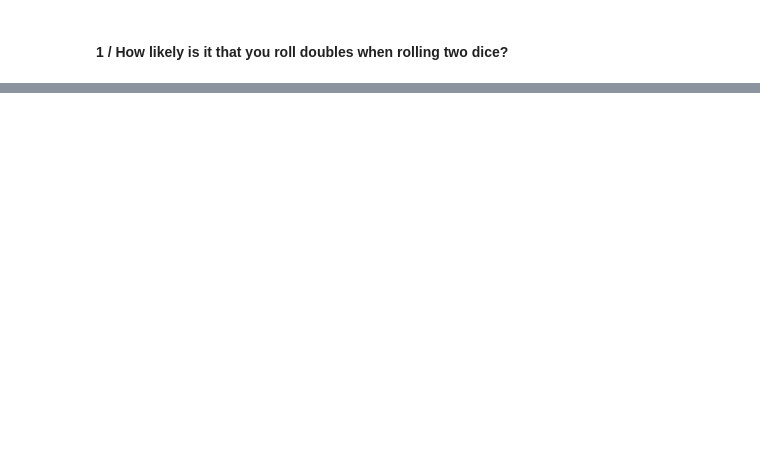
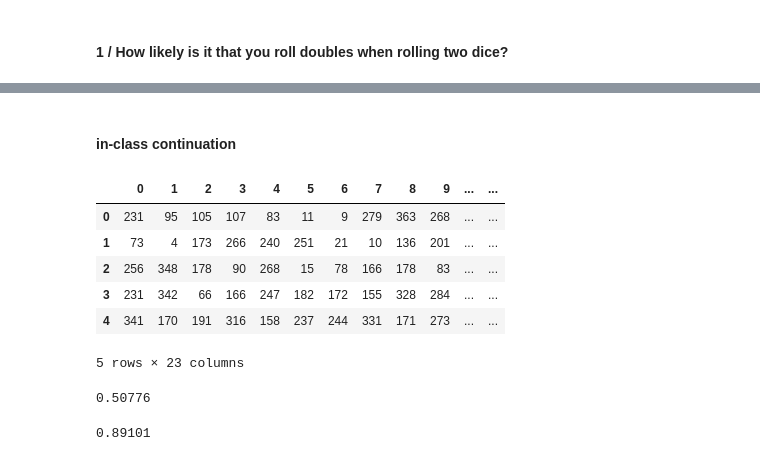
Before and after one commit to MagdalenaRahn/statistics-exercises, a Jupyter notebook: simulation_exercises_28.XI.22.ipynb, the cells around one changed output, grey strips where cells are left out. Drawn from its saved outputs; the diff is of its cells as text; code cells hidden in the pictures; blank space fills up the shorter version.

```diff
--- a/simulation_exercises_28.XI.22.ipynb
+++ b/simulation_exercises_28.XI.22.ipynb
@@ -164,0 +764,36 @@ vending
+# %% [markdown]
+#### in-class continuation
+# %%
+outcomes = range(1,366)
+n_studentsbd = 23
+# %%
+birthdays = np.random.choice(outcomes, size = (n_simulations, n_studentsbd))
+# %%
+birthdays = pd.DataFrame(birthdays)
+birthdays.head()
+# %% [output]
+|  | 0 | 1 | 2 | 3 | 4 | 5 | 6 | 7 | 8 | 9 | ... | ... |
+| 0 | 231 | 95 | 105 | 107 | 83 | 11 | 9 | 279 | 363 | 268 | ... | ... |
+| 1 | 73 | 4 | 173 | 266 | 240 | 251 | 21 | 10 | 136 | 201 | ... | ... |
+| 2 | 256 | 348 | 178 | 90 | 268 | 15 | 78 | 166 | 178 | 83 | ... | ... |
+| 3 | 231 | 342 | 66 | 166 | 247 | 182 | 172 | 155 | 328 | 284 | ... | ... |
+| 4 | 341 | 170 | 191 | 316 | 158 | 237 | 244 | 331 | 171 | 273 | ... | ... |
+5 rows × 23 columns
+# %%
+(birthdays.nunique(axis = 1) < 23).mean()
+# %% [output]
+0.50776
+# %%
+## if 20 students per class
+
+outcomes = range(1,366)
+n_students20 = 40
+
+birthdays = np.random.choice(outcomes, size = (n_simulations, n_students20))
+
+birthdays = pd.DataFrame(birthdays)
+birthdays.head()
+
+(birthdays.nunique(axis = 1) < 40).mean()
+# %% [output]
+0.89101
```
Also changed, not shown: parts of 99 cells of this notebook, 1 other file.
